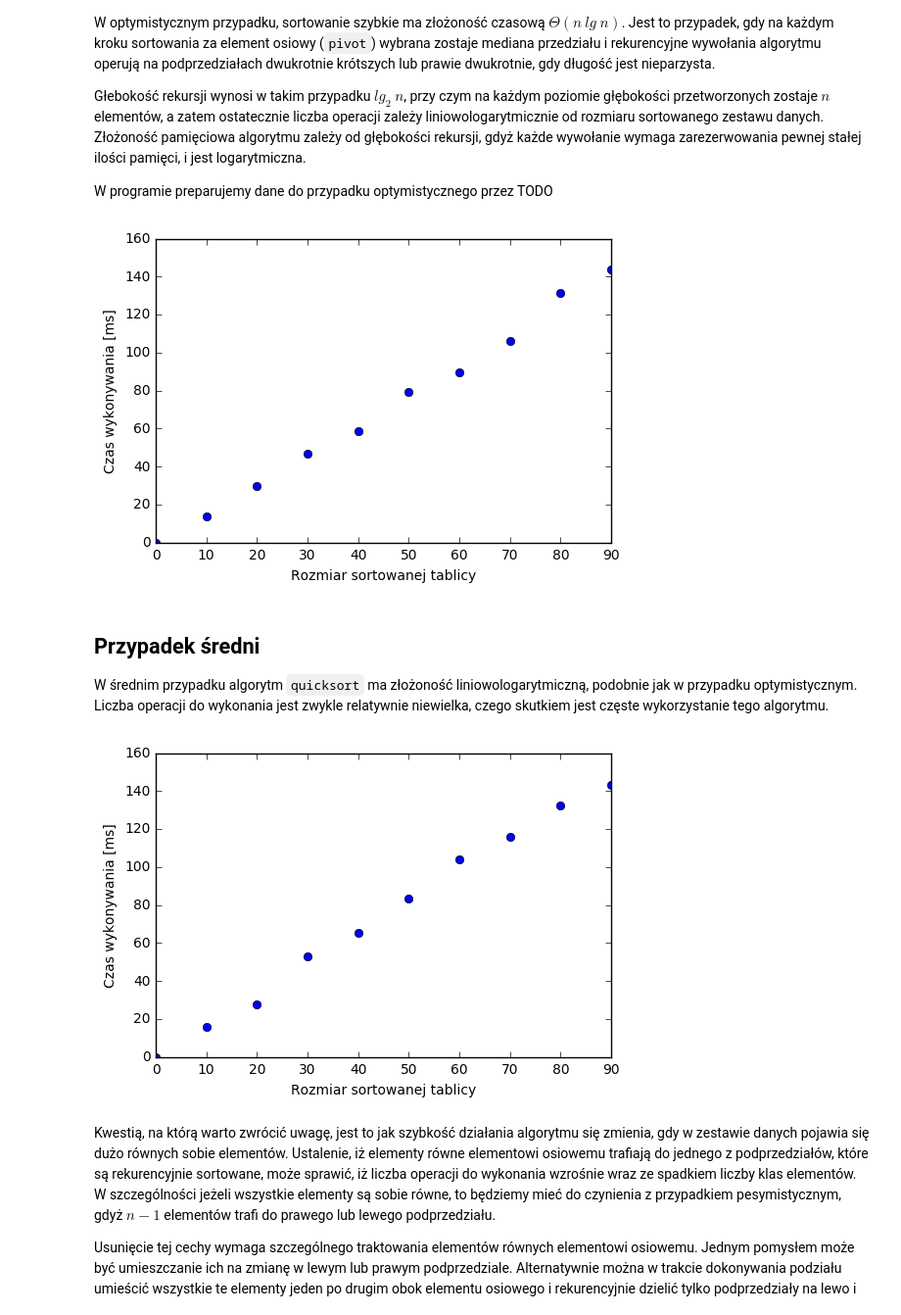
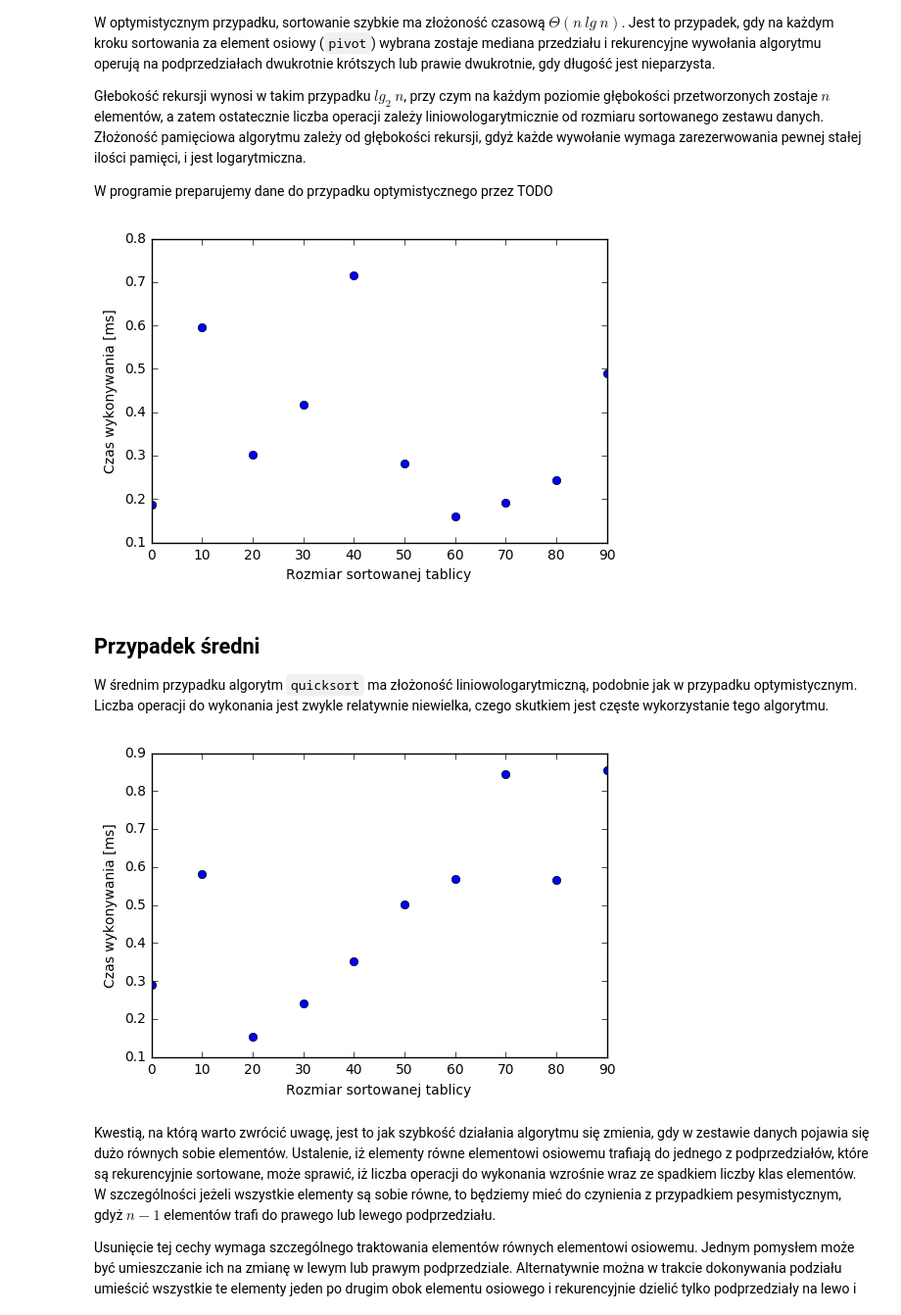
Before and after one commit to DPP93/Wspolczesne-Technologie, a Jupyter notebook: Notebooks/Quicksort.ipynb, the cells around one changed output. Shown at 98% size. Drawn from its saved outputs; the diff is of its cells as text; code cells hidden in the pictures.

```diff
--- a/Notebooks/Quicksort.ipynb
+++ b/Notebooks/Quicksort.ipynb
@@ -41,7 +41,7 @@ def run_get_stdout(name, *args):
     return sp.run(subprocess_args, stdout=sp.PIPE).stdout
 
 def run_quicksort(variant, reps, size, unique=0):
-    times = map(float, run_get_stdout('./mock.py', variant, reps, size, unique).split())
+    times = map(float, run_get_stdout('../QuickSort/QuickSort', variant, reps, size, unique).split())
     return sum(times) / reps
 
 apply_quicksort = np.vectorize(run_quicksort)
@@ -81,11 +81,11 @@ W programie preparujemy dane do przypadku optymistycznego przez TODO
 # %%
 apply_optimistic = fn.partial(apply_quicksort, 'o')
 
 data_sizes = np.arange(0, 100, 10)
-running_times = apply_optimistic(5, input_sizes, 0)
+running_times = apply_optimistic(5, data_sizes, 0)
 plot_times(data_sizes, running_times)
 # %% [output]
-[figure, old version]
+[figure, new version]
 # %% [markdown]
 ## Przypadek średni
 
@@ -94,10 +94,10 @@ W średnim przypadku algorytm `quicksort` ma złożoność liniowologarytmiczną
 apply_average = fn.partial(apply_quicksort, 'r')
 
 data_sizes = np.arange(0, 100, 10)
-running_times = apply_average(5, input_sizes, 100)
+running_times = apply_average(5, data_sizes, 100)
 plot_times(data_sizes, running_times)
 # %% [output]
-[figure, old version]
+[figure, new version]
 # %% [markdown]
 Kwestią, na którą warto zwrócić uwagę, jest to jak szybkość działania algorytmu się zmienia, gdy w zestawie danych pojawia się dużo równych sobie elementów. Ustalenie, iż elementy równe elementowi osiowemu trafiają do jednego z podprzedziałów, które są rekurencyjnie sortowane, może sprawić, iż liczba operacji do wykonania wzrośnie wraz ze spadkiem liczby klas elementów. W szczególności jeżeli wszystkie elementy są sobie równe, to będziemy mieć do czynienia z przypadkiem pesymistycznym, gdyż $n - 1$ elementów trafi do prawego lub lewego podprzedziału.
 
```
Also changed, not shown: parts of 2 cells of this notebook.
